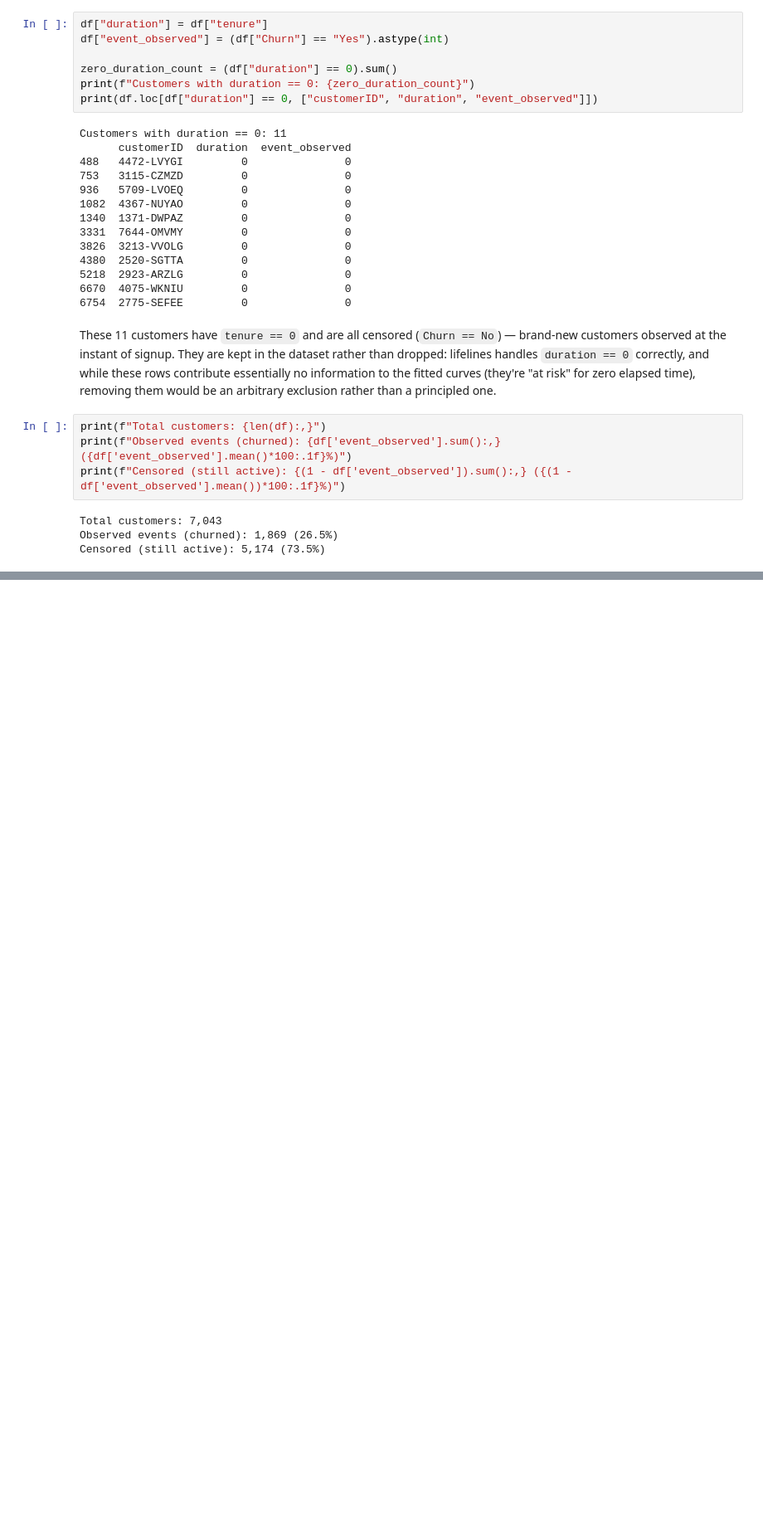
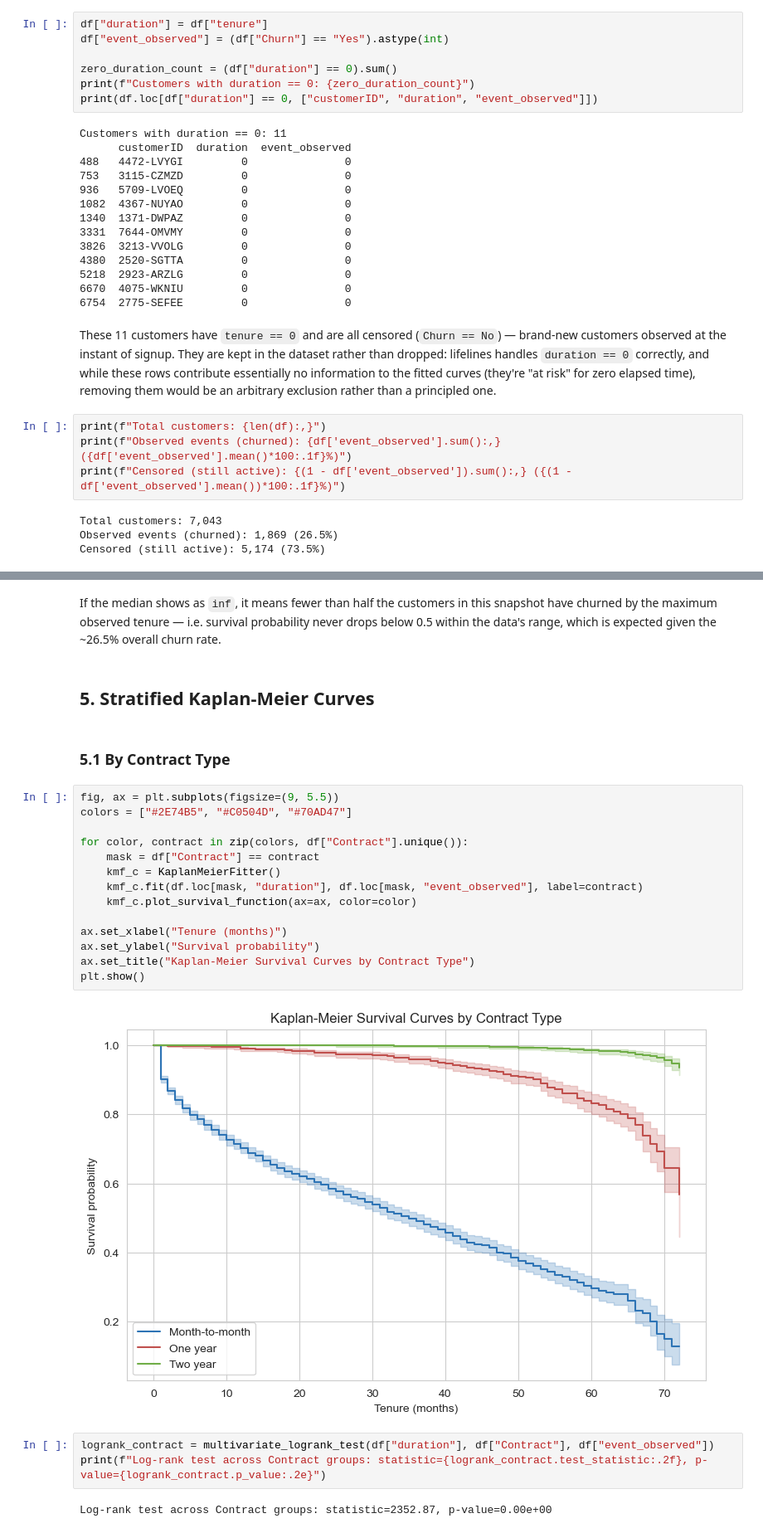
Before and after one commit to danielowuor/Customer-Retention-Intelligence-System, a Jupyter notebook: notebooks/04_survival_analysis.ipynb, the cells around one changed output, grey strips where cells are left out. Shown at 83% size. Drawn from its saved outputs; the diff is of its cells as text; blank space fills up the shorter version.

```diff
--- a/notebooks/04_survival_analysis.ipynb
+++ b/notebooks/04_survival_analysis.ipynb
@@ -96,0 +115,27 @@ Censored (still active): 5,174 (73.5%)
+# %% [markdown]
+If the median shows as `inf`, it means fewer than half the customers in this snapshot have churned by the maximum observed tenure — i.e. survival probability never drops below 0.5 within the data's range, which is expected given the ~26.5% overall churn rate.
+# %% [markdown]
+## 5. Stratified Kaplan-Meier Curves
+# %% [markdown]
+### 5.1 By Contract Type
+# %%
+fig, ax = plt.subplots(figsize=(9, 5.5))
+colors = ["#2E74B5", "#C0504D", "#70AD47"]
+
+for color, contract in zip(colors, df["Contract"].unique()):
+    mask = df["Contract"] == contract
+    kmf_c = KaplanMeierFitter()
+    kmf_c.fit(df.loc[mask, "duration"], df.loc[mask, "event_observed"], label=contract)
+    kmf_c.plot_survival_function(ax=ax, color=color)
+
+ax.set_xlabel("Tenure (months)")
+ax.set_ylabel("Survival probability")
+ax.set_title("Kaplan-Meier Survival Curves by Contract Type")
+plt.show()
+# %% [output]
+[figure, added]
+# %%
+logrank_contract = multivariate_logrank_test(df["duration"], df["Contract"], df["event_observed"])
+print(f"Log-rank test across Contract groups: statistic={logrank_contract.test_statistic:.2f}, p-value={logrank_contract.p_value:.2e}")
+# %% [output]
+Log-rank test across Contract groups: statistic=2352.87, p-value=0.00e+00
```
Also changed, not shown: parts of 9 cells of this notebook.
